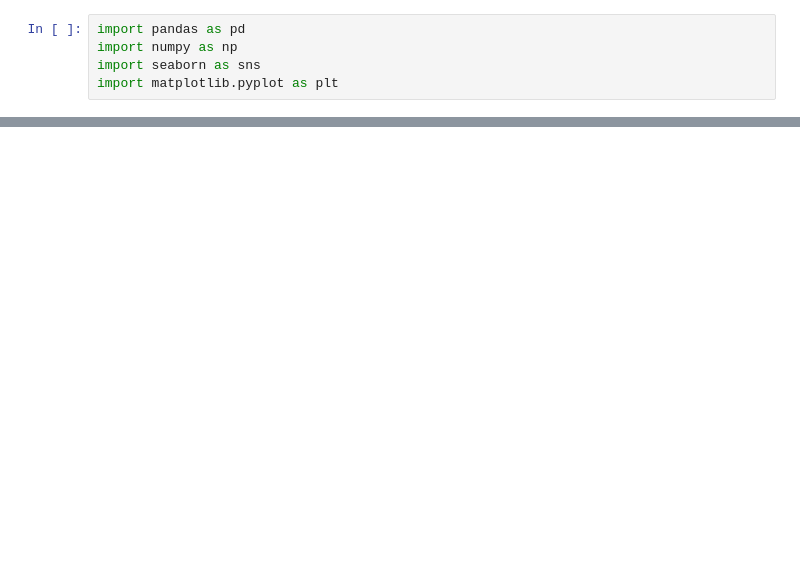
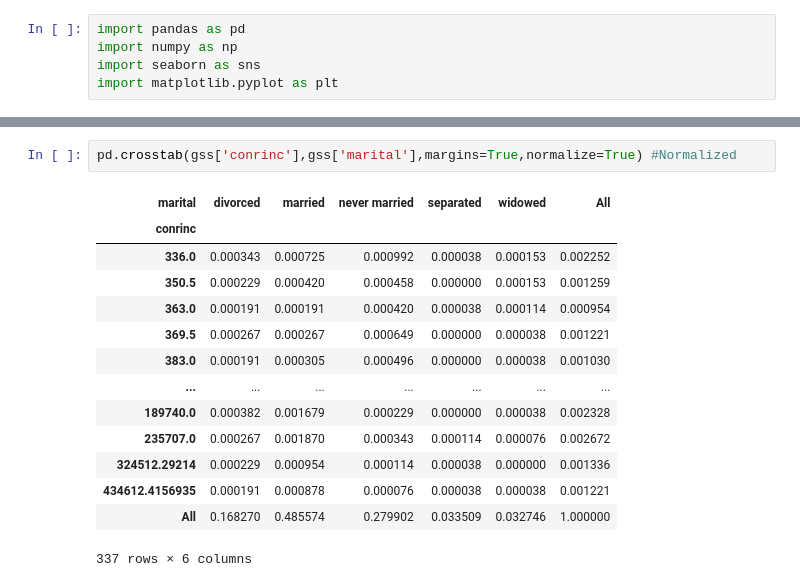
Before and after one commit to imdressel/project_gss, a Jupyter notebook: GSS_Rhiannon's_part.ipynb, the cells around one changed output, grey strips where cells are left out. Cells and saved outputs as stored; diff of their text form; blank space fills up the shorter version.

```diff
--- a/GSS_Rhiannon's_part.ipynb
+++ b/GSS_Rhiannon's_part.ipynb
@@ -35,0 +50,17 @@ Resolving deltas: 100% (31/31), done.
+# %%
+pd.crosstab(gss['conrinc'],gss['marital'],margins=True,normalize=True) #Normalized
+# %% [output]
+| marital | divorced | married | never married | separated | widowed | All |
+| conrinc |  |  |  |  |  |  |
+| 336.0 | 0.000343 | 0.000725 | 0.000992 | 0.000038 | 0.000153 | 0.002252 |
+| 350.5 | 0.000229 | 0.000420 | 0.000458 | 0.000000 | 0.000153 | 0.001259 |
+| 363.0 | 0.000191 | 0.000191 | 0.000420 | 0.000038 | 0.000114 | 0.000954 |
+| 369.5 | 0.000267 | 0.000267 | 0.000649 | 0.000000 | 0.000038 | 0.001221 |
+| 383.0 | 0.000191 | 0.000305 | 0.000496 | 0.000000 | 0.000038 | 0.001030 |
+| ... | ... | ... | ... | ... | ... | ... |
+| 189740.0 | 0.000382 | 0.001679 | 0.000229 | 0.000000 | 0.000038 | 0.002328 |
+| 235707.0 | 0.000267 | 0.001870 | 0.000343 | 0.000114 | 0.000076 | 0.002672 |
+| 324512.29214 | 0.000229 | 0.000954 | 0.000114 | 0.000038 | 0.000000 | 0.001336 |
+| 434612.4156935 | 0.000191 | 0.000878 | 0.000076 | 0.000038 | 0.000038 | 0.001221 |
+| All | 0.168270 | 0.485574 | 0.279902 | 0.033509 | 0.032746 | 1.000000 |
+337 rows × 6 columns
```
Also changed, not shown: parts of 7 cells of this notebook.
